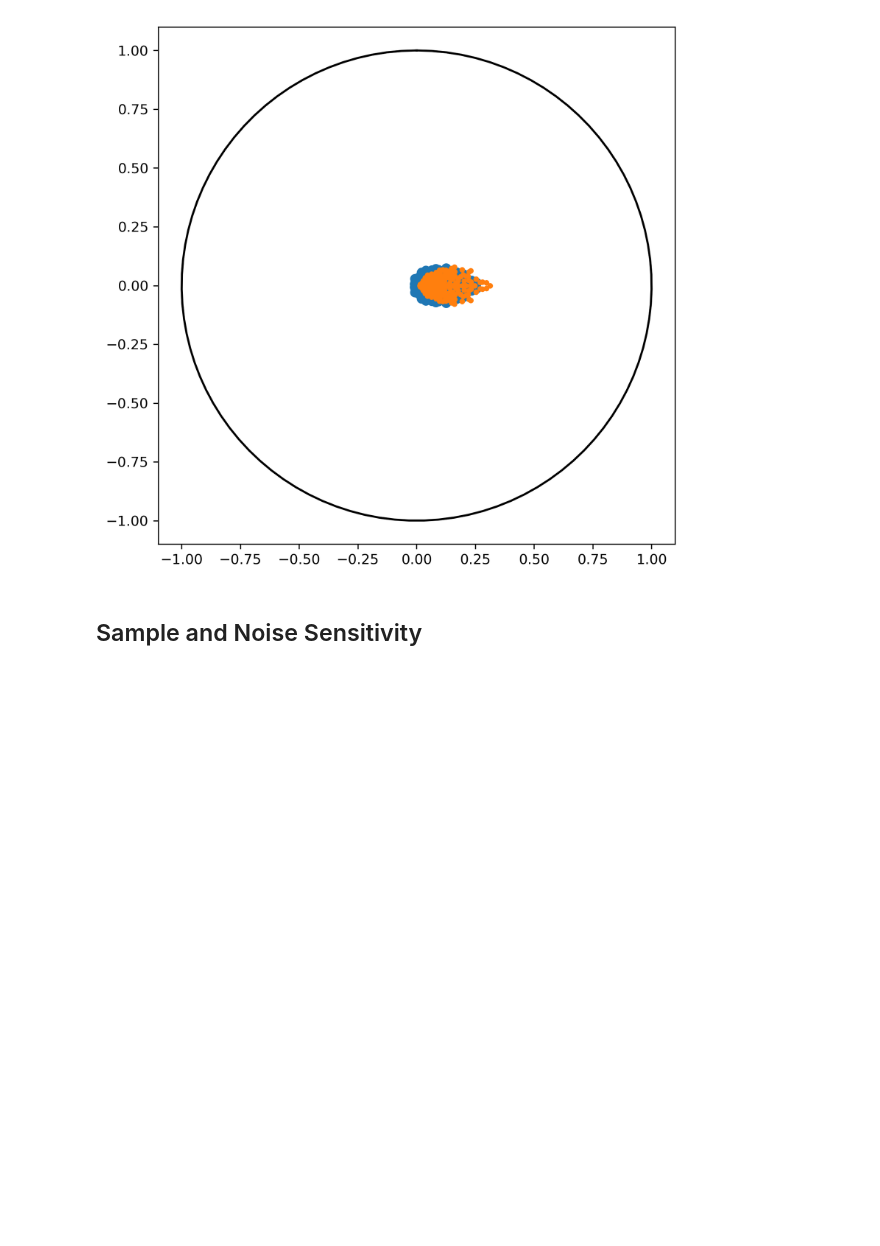
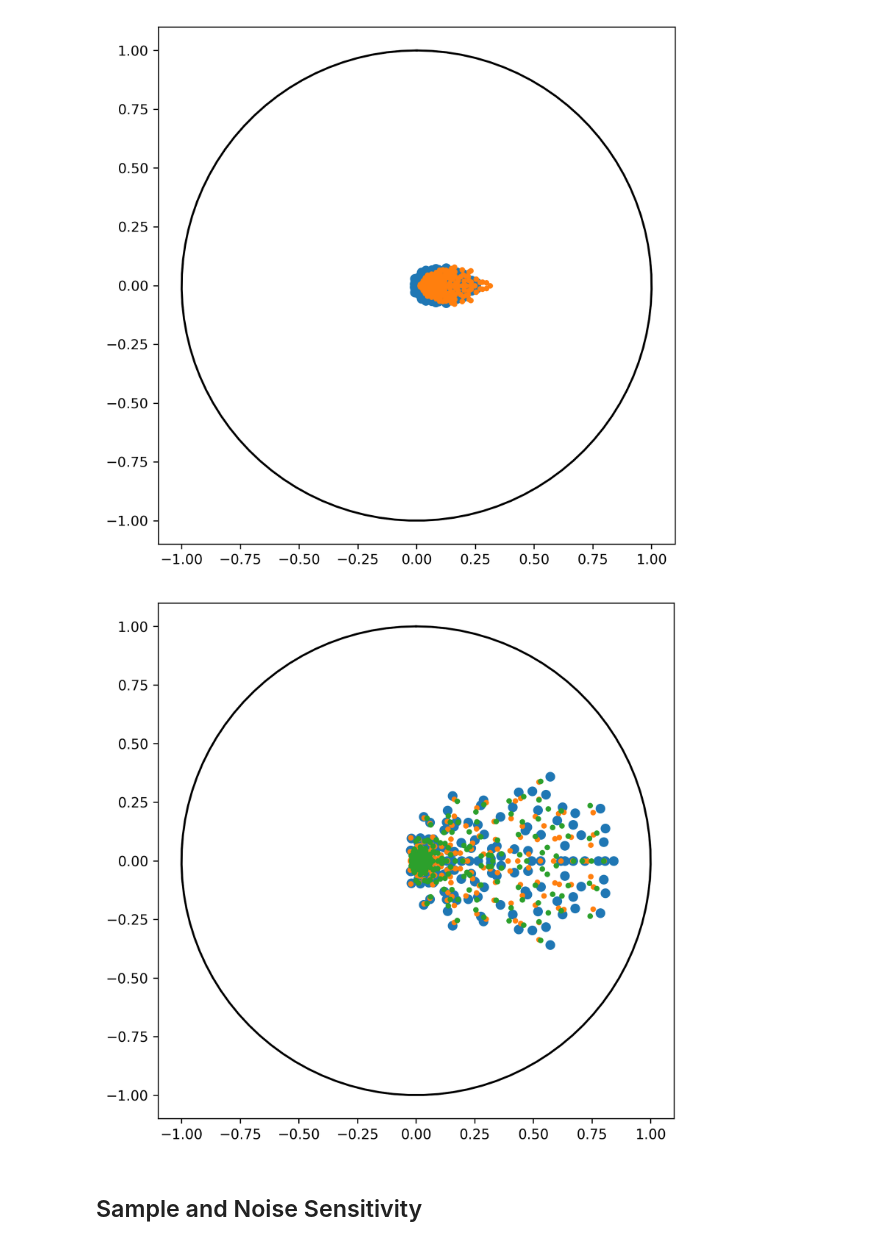
Before and after one commit to KristianWold/experimental-quantum-spectrum, a Jupyter notebook: notebooks/nisq_spectrum/atypical_quantum_maps/Atypical Quantum Maps, Analysis.ipynb, the cells around one changed output. Drawn from its saved outputs; the diff is of its cells as text; code cells hidden in the pictures; blank space fills up the shorter version.

```diff
--- a/notebooks/nisq_spectrum/atypical_quantum_maps/Atypical Quantum Maps, Analysis.ipynb
+++ b/notebooks/nisq_spectrum/atypical_quantum_maps/Atypical Quantum Maps, Analysis.ipynb
@@ -105,6 +105,29 @@ plt.savefig("figures/" + "atypical_maps4.pdf")
 plt.show()
 # %% [output]
 [figure]
+# %%
+[channel_target1, model1, model2]= loader("data/"+"atypical_maps_benchmark_fullPOVM.model")
+
+spectrum_target1 = channel_spectrum(channel_target1, keep_unity=False)
+
+spectrum_model1 = channel_spectrum(model1.channel, keep_unity=False)
+spectrum_model2 = channel_spectrum(model2.channel, keep_unity=False)
+# %%
+t = np.linspace(0, 2*np.pi, 100)
+circle = [np.sin(t), np.cos(t)]
+fig = plt.figure(figsize=(6,6), dpi = 300, facecolor='w', edgecolor='k')
+ax = fig.add_subplot(111)
+ax.set_aspect(1)
+plt.plot(*circle, "k")
+
+plt.plot(spectrum_target1[:,0], spectrum_target1[:,1], "o")
+plt.plot(spectrum_model1[:,0], spectrum_model1[:,1], "o", markersize=3)
+plt.plot(spectrum_model2[:,0], spectrum_model2[:,1], "o", markersize=3)
+
+plt.savefig("figures/" + "atypical_maps1_fullPOVM.pdf")
+plt.show()
+# %% [output]
+[figure, added]
 # %% [markdown]
 ## Sample and Noise Sensitivity
 # %%
```
Also changed, not shown: 19 other files.
